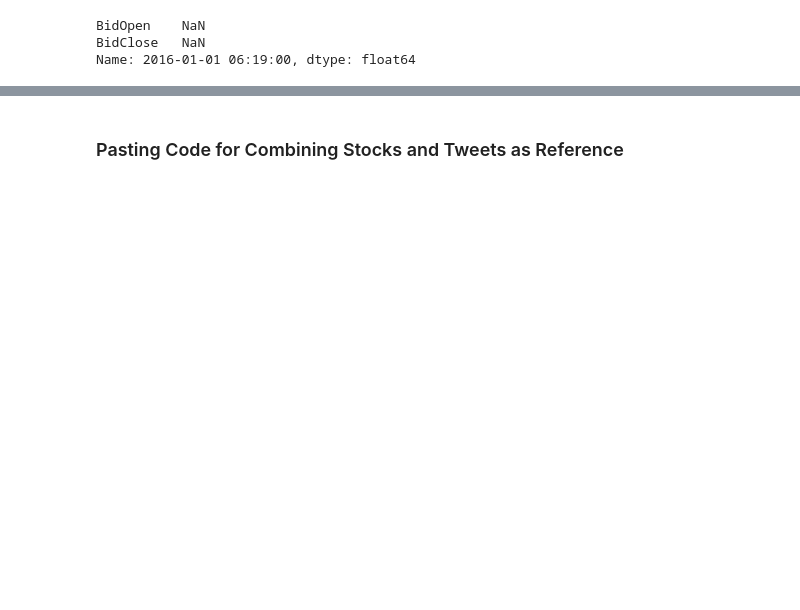
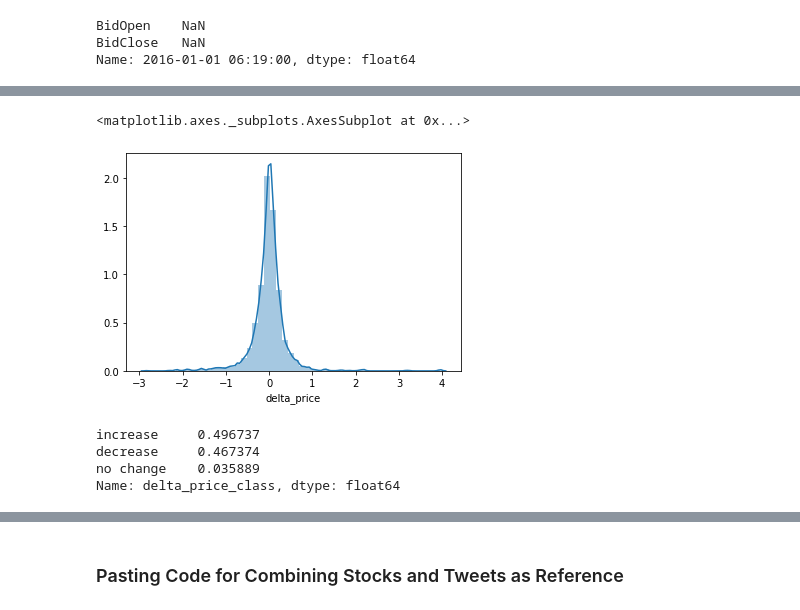
Before and after one commit to jirvingphd/capstone-project-using-trumps-tweets-to-predict-stock-market, a Jupyter notebook: Capstone_Adapted-v2-WIP.ipynb, the cells around one changed output, grey strips where cells are left out. Drawn from its saved outputs; the diff is of its cells as text; code cells hidden in the pictures; blank space fills up the shorter version.

```diff
--- a/Capstone_Adapted-v2-WIP.ipynb
+++ b/Capstone_Adapted-v2-WIP.ipynb
@@ -530,0 +597,13 @@ stop
+# %%
+def get_delta_price_class(x):
+    if x<0:
+        class_ = 'decrease'
+    elif x>0:
+        class_ = 'increase'
+    elif x==0:
+        class_ = 'no change'
+    else:
+        class_ = np.nan
+    return class_
+# %%
+twitter_df['delta_price_class'] = twitter_df['delta_price'].apply(get_delta_price_class)
@@ -530,0 +637,3 @@ stop
+# %%
+twitter_df_small = twitter_df.loc[ twitter_df['delta_price'].notnull()]
+twitter_df_small
@@ -530,0 +655,12 @@ stop
+# %%
+sns.distplot(twitter_df_small['delta_price'])
+# %% [output]
+<matplotlib.axes._subplots.AxesSubplot at 0x...>
+[figure, added]
+# %%
+twitter_df_small['delta_price_class'].value_counts(normalize=True,dropna=False)
+# %% [output]
+increase     0.496737
+decrease     0.467374
+no change    0.035889
+Name: delta_price_class, dtype: float64
```
Also changed, not shown: parts of 87 cells of this notebook, 1 other file.
